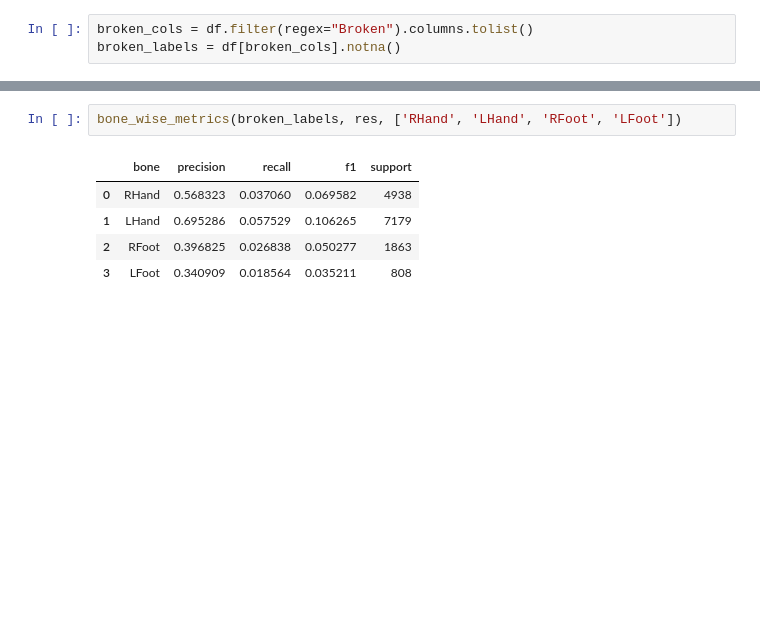
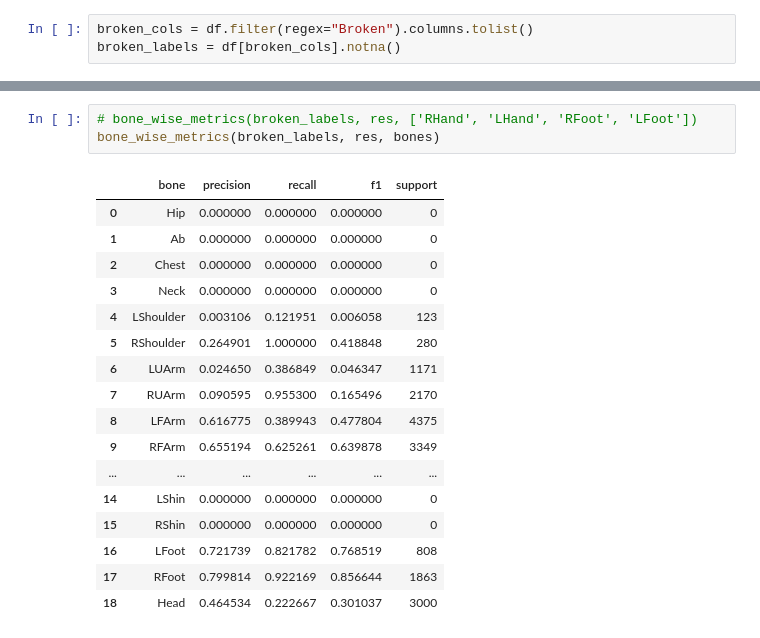
Before and after one commit to AregM02/broken_limb_detector, a Jupyter notebook: eval.ipynb, the cells around one changed output, grey strips where cells are left out. Cells and saved outputs as stored; diff of their text form; blank space fills up the shorter version.

```diff
--- a/eval.ipynb
+++ b/eval.ipynb
@@ -57,9 +89,22 @@ res
 24186 rows × 21 columns
 # %%
-bone_wise_metrics(broken_labels, res, ['RHand', 'LHand', 'RFoot', 'LFoot'])
+# bone_wise_metrics(broken_labels, res, ['RHand', 'LHand', 'RFoot', 'LFoot'])
+bone_wise_metrics(broken_labels, res, bones)
 # %% [output]
 |  | bone | precision | recall | f1 | support |
-| 0 | RHand | 0.568323 | 0.037060 | 0.069582 | 4938 |
-| 1 | LHand | 0.695286 | 0.057529 | 0.106265 | 7179 |
-| 2 | RFoot | 0.396825 | 0.026838 | 0.050277 | 1863 |
-| 3 | LFoot | 0.340909 | 0.018564 | 0.035211 | 808 |
+| 0 | Hip | 0.000000 | 0.000000 | 0.000000 | 0 |
+| 1 | Ab | 0.000000 | 0.000000 | 0.000000 | 0 |
+| 2 | Chest | 0.000000 | 0.000000 | 0.000000 | 0 |
+| 3 | Neck | 0.000000 | 0.000000 | 0.000000 | 0 |
+| 4 | LShoulder | 0.003106 | 0.121951 | 0.006058 | 123 |
+| 5 | RShoulder | 0.264901 | 1.000000 | 0.418848 | 280 |
+| 6 | LUArm | 0.024650 | 0.386849 | 0.046347 | 1171 |
+| 7 | RUArm | 0.090595 | 0.955300 | 0.165496 | 2170 |
+| 8 | LFArm | 0.616775 | 0.389943 | 0.477804 | 4375 |
+| 9 | RFArm | 0.655194 | 0.625261 | 0.639878 | 3349 |
+| ... | ... | ... | ... | ... | ... |
+| 14 | LShin | 0.000000 | 0.000000 | 0.000000 | 0 |
+| 15 | RShin | 0.000000 | 0.000000 | 0.000000 | 0 |
+| 16 | LFoot | 0.721739 | 0.821782 | 0.768519 | 808 |
+| 17 | RFoot | 0.799814 | 0.922169 | 0.856644 | 1863 |
+| 18 | Head | 0.464534 | 0.222667 | 0.301037 | 3000 |
```
Also changed, not shown: parts of 2 cells of this notebook, 7 other files.
